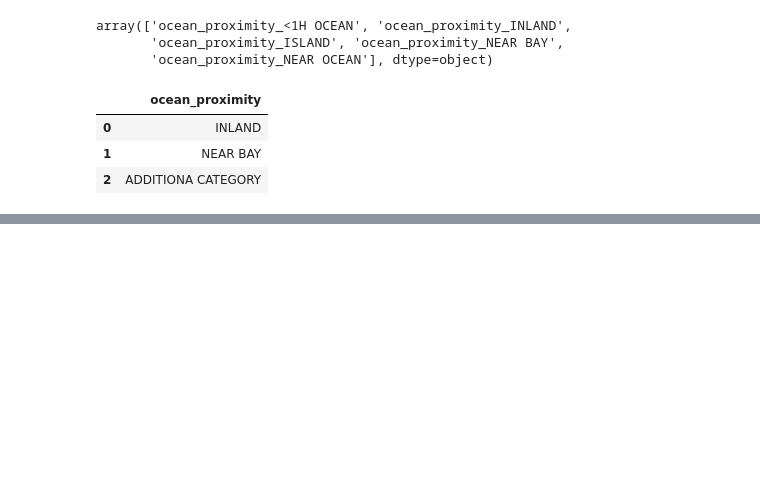
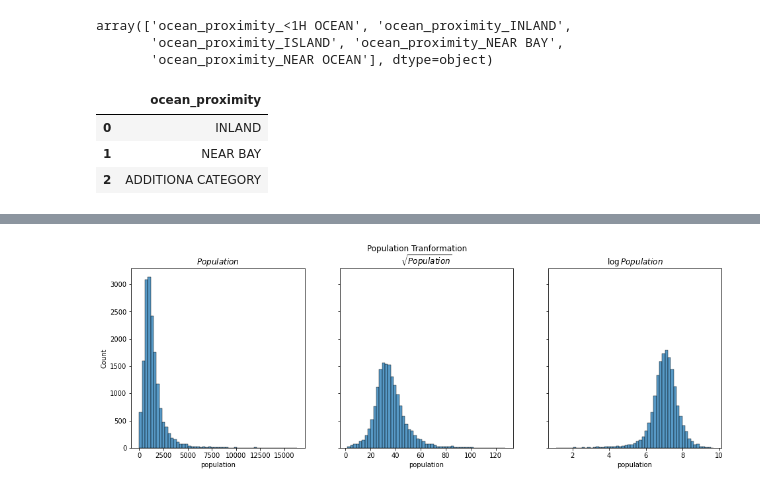
Before and after one commit to PaulToronto/Hands-on-Maching-Learning-Book, a Jupyter notebook: 2_End_to_End_Machine_Learning_Project.ipynb, the cells around one changed output, grey strips where cells are left out. Saved outputs shown, nothing was run; the diff lists cells and outputs as text; code cells hidden in the pictures; blank space fills up the shorter version.

```diff
--- a/2_End_to_End_Machine_Learning_Project.ipynb
+++ b/2_End_to_End_Machine_Learning_Project.ipynb
@@ -875,0 +945,14 @@ housing_num.describe()
+# %%
+fig, axes = plt.subplots(1, 3, figsize=(16, 5), sharey=True)
+fig.suptitle('Population Tranformation')
+
+sns.histplot(ax=axes[0], x=housing_num['population'], bins=55);
+axes[0].set_title('$Population$')
+
+sns.histplot(ax=axes[1], x=np.sqrt(housing_num['population']), bins=55)
+axes[1].set_title('$\sqrt{Population}$')
+
+sns.histplot(ax=axes[2], x=np.log(housing_num['population']), bins=55)
+axes[2].set_title('$\log{Population}$');
+# %% [output]
+[figure, added]
```
Also changed, not shown: parts of 21 cells of this notebook.
